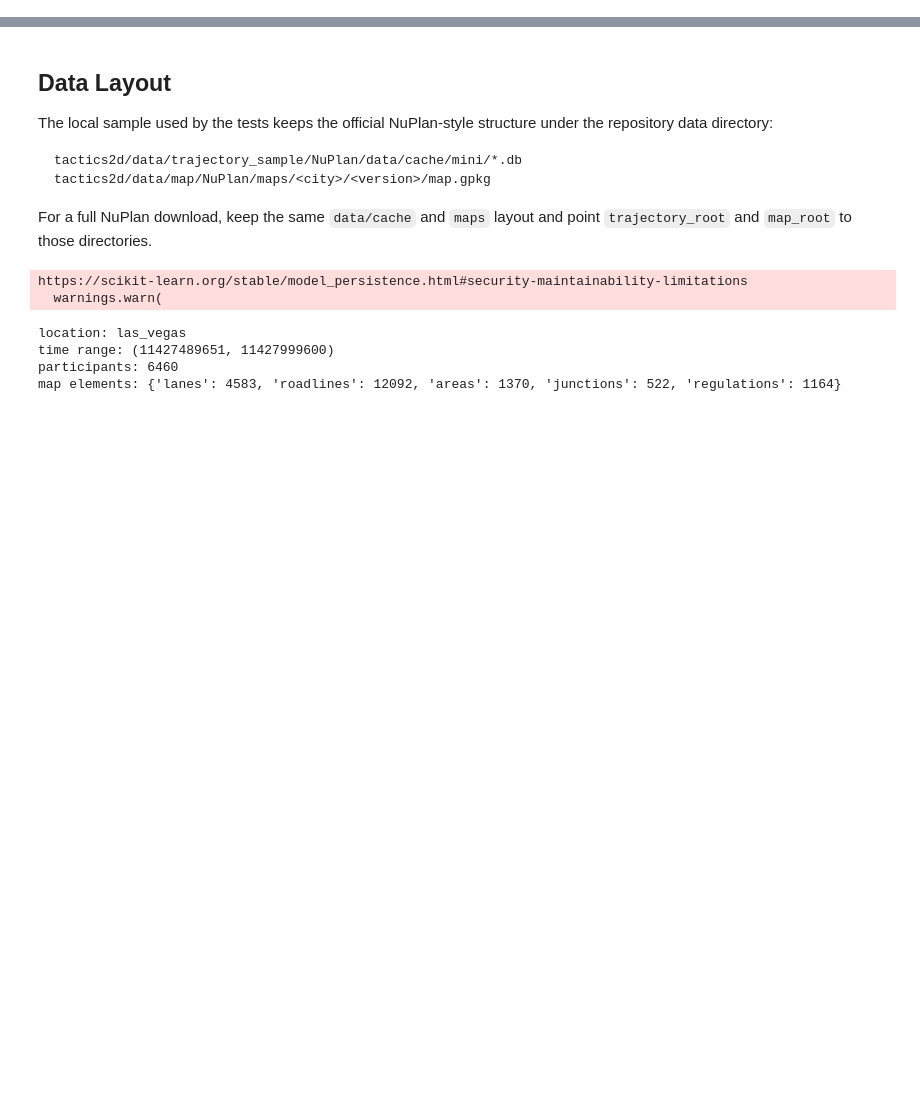
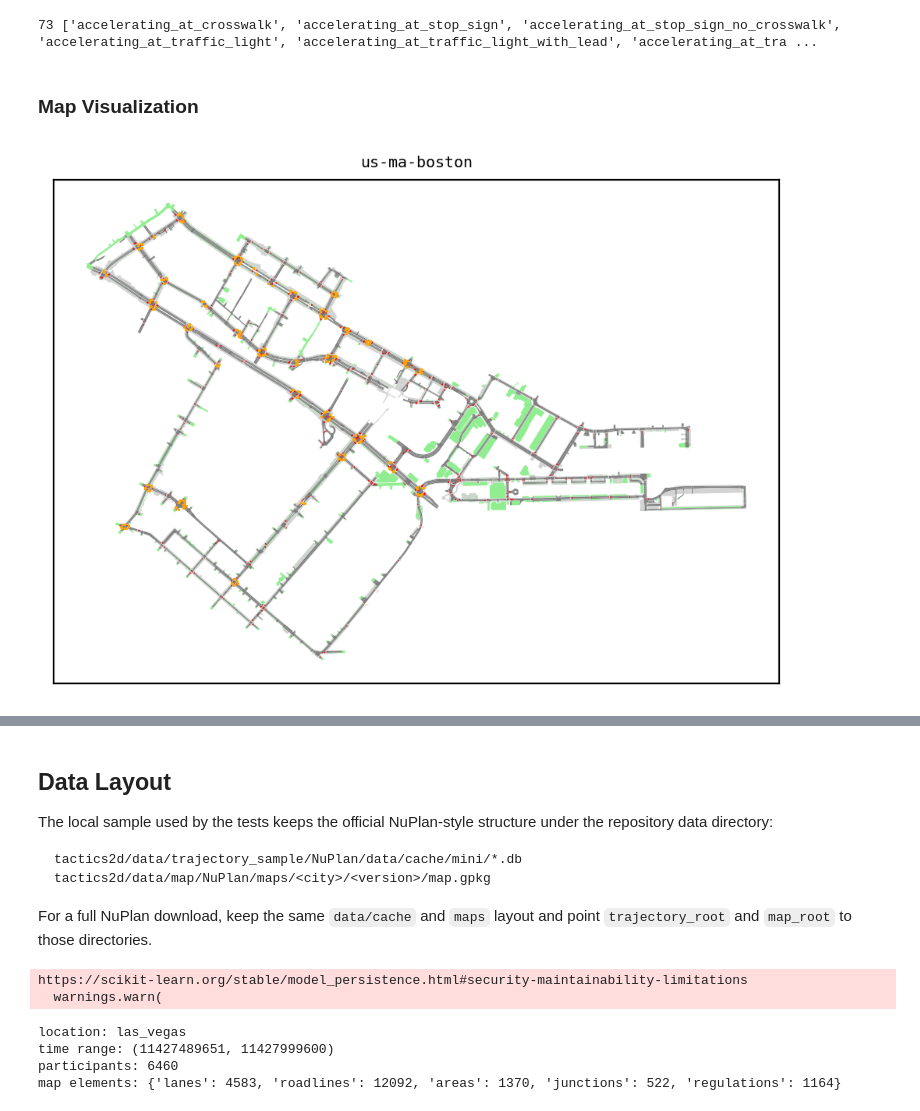
Before and after one commit to WoodOxen/tactics2d, a Jupyter notebook: docs/dataset_support/nuplan.ipynb, the cells around one changed output, grey strips where cells are left out. Cells and saved outputs as stored; diff of their text form; code cells hidden in the pictures; blank space fills up the shorter version.

```diff
--- a/docs/dataset_support/nuplan.ipynb
+++ b/docs/dataset_support/nuplan.ipynb
@@ -4,0 +59,13 @@ NuPlan is a large-scale autonomous-driving planning dataset collected in Boston,
+# %%
+data_path = "../../data/nuplan/data/cache/"
+trajectory_folders = ["train_boston", "train_pittsburgh", "train_singapore", "train_vegas_1"]
+test_folder = "test"
+val_folder = "val"
+
+map_path = "../../data/nuplan/maps"
+map_files = [
+    "us-ma-boston/9.12.1817/map.gpkg",
+    "us-pa-pittsburgh-hazelwood/9.17.1937/map.gpkg",
+    "sg-one-north/9.17.1964/map.gpkg",
+    "us-nv-las-vegas-strip/9.15.1915/map.gpkg",
+]
@@ -4,0 +124,48 @@ NuPlan is a large-scale autonomous-driving planning dataset collected in Boston,
+# %%
+scenario_types = set()
+for i, trajectory_folder in enumerate(trajectory_folders):
+    for trajectory_file in trajectory_files[i]:
+        if trajectory_file[-3:] != ".db":
+            continue
+        file_path = data_path + trajectory_folder + "/" + trajectory_file
+        with sqlite3.connect(data_path + trajectory_folder + "/" + trajectory_file) as db:
+            df_scenario_tag = pd.read_sql_query("SELECT * FROM scenario_tag;", db)
+            scenario_type_subset = set(df_scenario_tag["type"].unique())
+            scenario_types = scenario_types.union(scenario_type_subset)
+    db.close()
+
+print(len(scenario_types), sorted(scenario_types))
+# %% [output]
+73 ['accelerating_at_crosswalk', 'accelerating_at_stop_sign', 'accelerating_at_stop_sign_no_crosswalk', 'accelerating_at_traffic_light', 'accelerating_at_traffic_light_with_lead', 'accelerating_at_tra ...
+# %% [markdown]
+### Map Visualization
+# %%
+def plot_map(data_path, map_file):
+    map_path = data_path + "/" + map_file
+
+    fig, ax = plt.subplots()
+    fig.set_figwidth(6)
+    generic_drivable_areas = gpd.read_file(map_path, layer="generic_drivable_areas")
+    generic_drivable_areas.plot(ax=ax, color="lightgreen")
+    lanes_polygons = gpd.read_file(map_path, layer="lanes_polygons")
+    lanes_polygons.plot(ax=ax, color="gray")
+    intersections = gpd.read_file(map_path, layer="intersections")
+    intersections.plot(ax=ax, color="gray")
+    walkways = gpd.read_file(map_path, layer="walkways")
+    walkways.plot(ax=ax, color="lightgray")
+    carpark_areas = gpd.read_file(map_path, layer="carpark_areas")
+    carpark_areas.plot(ax=ax, color="lightgray")
+    stop_polygons = gpd.read_file(map_path, layer="stop_polygons")
+    stop_polygons.plot(ax=ax, color="red")
+    crosswalks = gpd.read_file(map_path, layer="crosswalks")
+    crosswalks.plot(ax=ax, color="lightgray")
+    traffic_lights = gpd.read_file(map_path, layer="traffic_lights")
+    traffic_lights.plot(ax=ax, marker="*", color="orange", markersize=0.01)
+
+    plt.tick_params(left=False, bottom=False, labelleft=False, labelbottom=False)
+    ax.set_title(map_file.split("/")[0])
+    plt.show()
+# %%
+plot_map(map_path, map_files[0])
+# %% [output]
+[figure, added]
```
Also changed, not shown: parts of 27 cells of this notebook.
